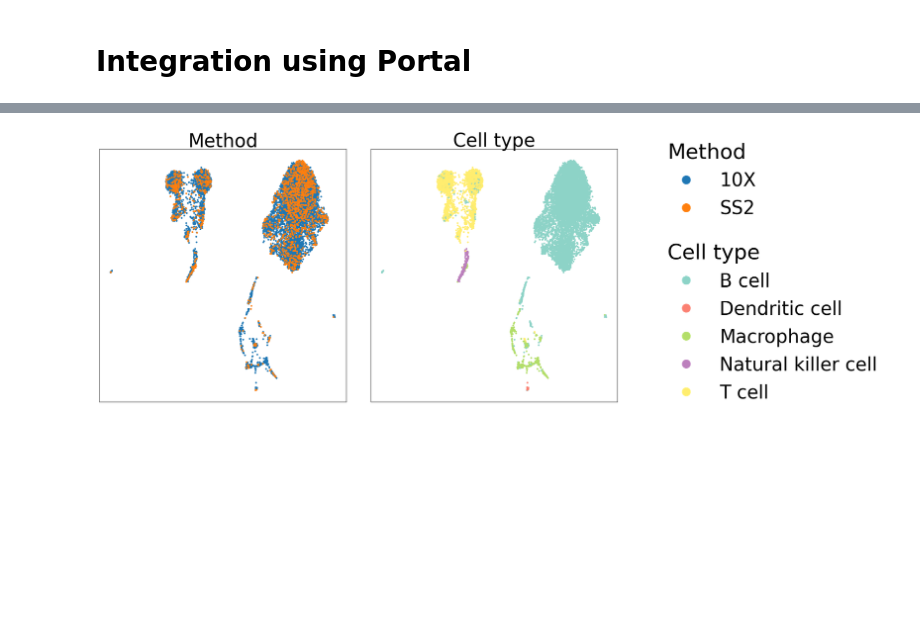
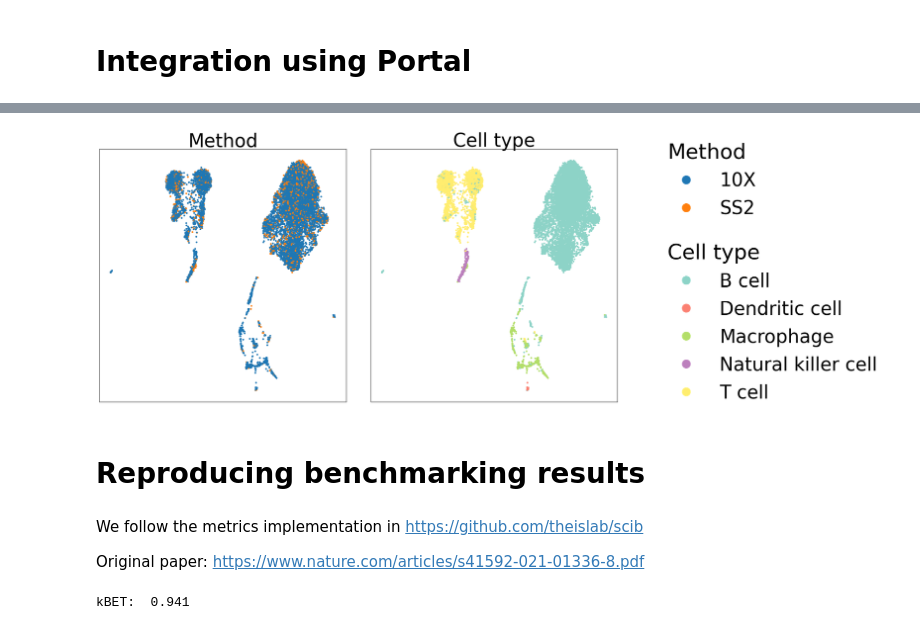
Before and after one commit to jiazhao97/Portal-reproducibility, a Jupyter notebook: Reproduce-Spleen.ipynb, the cells around one changed output, grey strips where cells are left out. Cells and saved outputs as stored; diff of their text form; code cells hidden in the pictures; blank space fills up the shorter version.

```diff
--- a/Reproduce-Spleen.ipynb
+++ b/Reproduce-Spleen.ipynb
@@ -25,13 +25,11 @@ data_path = "data_TM/" + tissue
 if not os.path.exists(data_path):
     os.makedirs(data_path)
 
-path_SS2 = "/import/home/share/Portal-reproduce/Raw_data_TabulaMuris/FACS"
-path_10X = "/import/home/share/Portal-reproduce/Raw_data_TabulaMuris/droplet"
+path_SS2 = "./Raw_data_TabulaMuris/FACS"
+path_10X = "./Raw_data_TabulaMuris/droplet"
 
-meta_SS2 = pd.read_csv("/import/home/share/Portal-reproduce/Raw_data_TabulaMuris/annotations_facs.csv",
-                       keep_default_na=False)
-meta_10X = pd.read_csv("/import/home/share/Portal-reproduce/Raw_data_TabulaMuris/annotations_droplet.csv",
-                       keep_default_na=False)
+meta_SS2 = pd.read_csv("./Raw_data_TabulaMuris/annotations_facs.csv", keep_default_na=False)
+meta_10X = pd.read_csv("./Raw_data_TabulaMuris/annotations_droplet.csv", keep_default_na=False)
 
 # Read SS2 cell-by-gene counts
 adata_SS2 = sc.read_csv(os.path.join(path_SS2, "%s-counts.csv" % tissue)).transpose()
@@ -236,22 +233,38 @@ Wed Dec 29 15:19:44 2021 Finished embedding
 # %%
 f = plt.figure(figsize=(20,10))
 
+np.random.seed(1234)
+order = np.arange(len(meta))
+np.random.shuffle(order)
+
 ax1 = f.add_subplot(1,2,1)
-# Put SS2 data (fewer) on the top of the plot
-scatter1 = ax1.scatter(embedding[:, 0][::-1], embedding[:, 1][::-1], s=size, c=label[::-1], cmap=colours, label=meta["method"].values[::-1])
+
+scatter1 = ax1.scatter(embedding[order, 0], embedding[order, 1], s=size, c=label[order], cmap=colours, label=meta["method"].values[order])
 ax1.set_title("Method", fontsize=40)
 ax1.tick_params(axis='both',bottom=False, top=False, left=False, right=False, labelleft=False, labelbottom=False, grid_alpha=0)
 ax2 = f.add_subplot(1,2,2)
 scatter2 = ax2.scatter(embedding[:, 0], embedding[:, 1], s=size, c=label2, cmap=colours2, label=meta["celltype"].values)
 ax2.set_title("Cell type", fontsize=40)
 ax2.tick_params(axis='both',bottom=False, top=False, left=False, right=False, labelleft=False, labelbottom=False, grid_alpha=0)
 l1 = f.legend(handles=scatter1.legend_elements()[0], labels=sorted(set(meta["method"])), loc="upper left", bbox_to_anchor=(0.95, 0.95),
                     markerscale=3., title_fontsize=45, fontsize=40, frameon=False, ncol=1, title="Method")
 l2 = f.legend(handles=scatter2.legend_elements()[0], labels=sorted(set(meta["celltype"])), loc="upper left", bbox_to_anchor=(0.95, 0.65),
                     markerscale=3., title_fontsize=45, fontsize=40, frameon=False, ncol=1, title="Cell type")
 l1._legend_box.align = "left"
 l2._legend_box.align = "left"
 
 f.subplots_adjust(hspace=.1, wspace=.1)
 # %% [output]
-[figure, old version]
+[figure, new version]
+# %% [markdown]
+# Reproducing benchmarking results
+# %% [markdown]
+We follow the metrics implementation in https://github.com/theislab/scib
+
+Original paper: https://www.nature.com/articles/s41592-021-01336-8.pdf
+# %%
+# kBET
+kBET = portal.utils.calculate_kBET(model.latent, meta)
+print("kBET: ", kBET)
+# %% [output]
+kBET:  0.941
```
Also changed, not shown: parts of 13 cells of this notebook, 1 other file.
